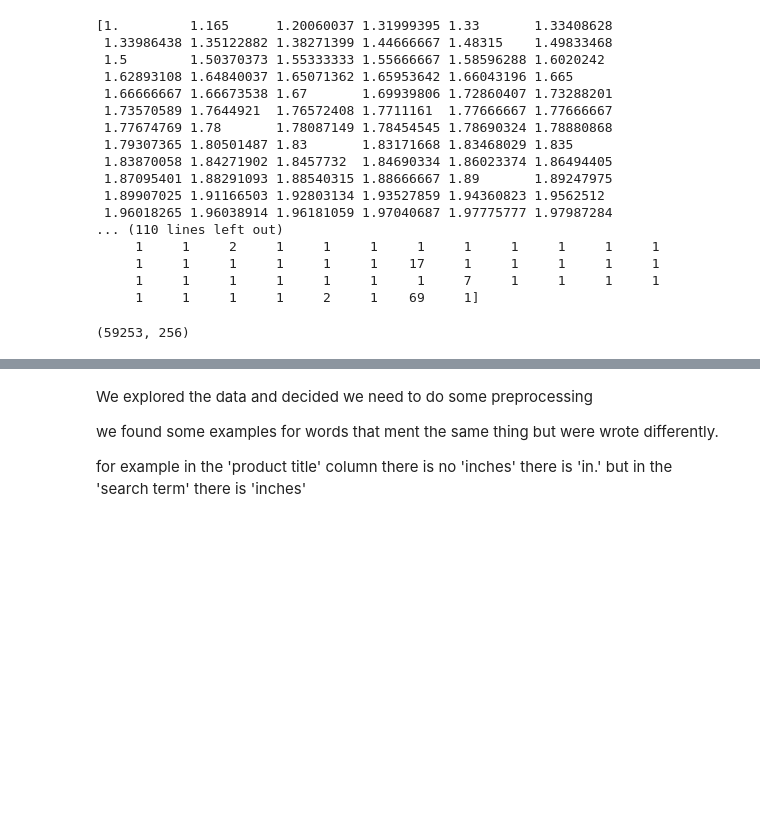
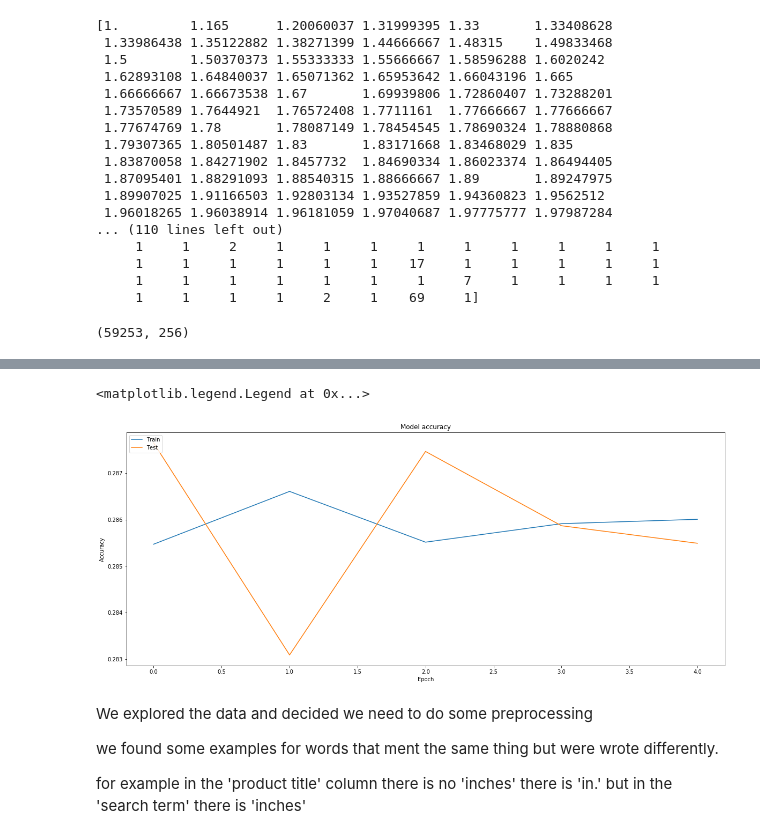
Before and after one commit to EZ6990/DeepLearning, a Jupyter notebook: KaggleHomeDepot.ipynb, the cells around one changed output, grey strips where cells are left out. Saved outputs shown, nothing was run; the diff lists cells and outputs as text; code cells hidden in the pictures; blank space fills up the shorter version.

```diff
--- a/KaggleHomeDepot.ipynb
+++ b/KaggleHomeDepot.ipynb
@@ -424,10 +442,10 @@ ml_predictions_train.shape
 # %%
 %%time
 
-
 ml_rf_model = RandomForestRegressor(n_jobs=16,min_samples_leaf=2, max_depth =3,n_estimators=5)
-ml_rf_model.fit(ml_predictions_train,y_train)
-ml_rf_predictions = ml_rf_model.predict(ml_predictions_test)
+ml_rf_estimators = cross_validate(ml_rf_model, ml_predictions_train, y_train*2+1, cv=5,return_estimator=True,return_train_score=True,scoring='neg_mean_squared_error')
+best_estimator = np.argmax(ml_rf_estimators['test_score'])
+ml_rf_predictions = ml_rf_estimators['estimator'][best_estimator].predict(ml_predictions_test)
 
 y_t_rf=y_test*2+1
 
@@ -445,3 +463,14 @@ Wall time: 628 ms
+# %%
+fig, ax = plt.subplots(1,1,figsize=(20,8))
+ax.plot(-ml_rf_estimators['train_score'])
+ax.plot(-ml_rf_estimators['test_score'])
+ax.set_title('Model accuracy')
+ax.set_ylabel('Accuracy')
+ax.set_xlabel('Epoch')
+ax.legend(['Train', 'Test'], loc='upper left')
+# %% [output]
+<matplotlib.legend.Legend at 0x...>
+[figure, added]
 # %% [markdown]
 We explored the data and decided we need to do some preprocessing
 
```
Also changed, not shown: parts of 25 cells of this notebook.
